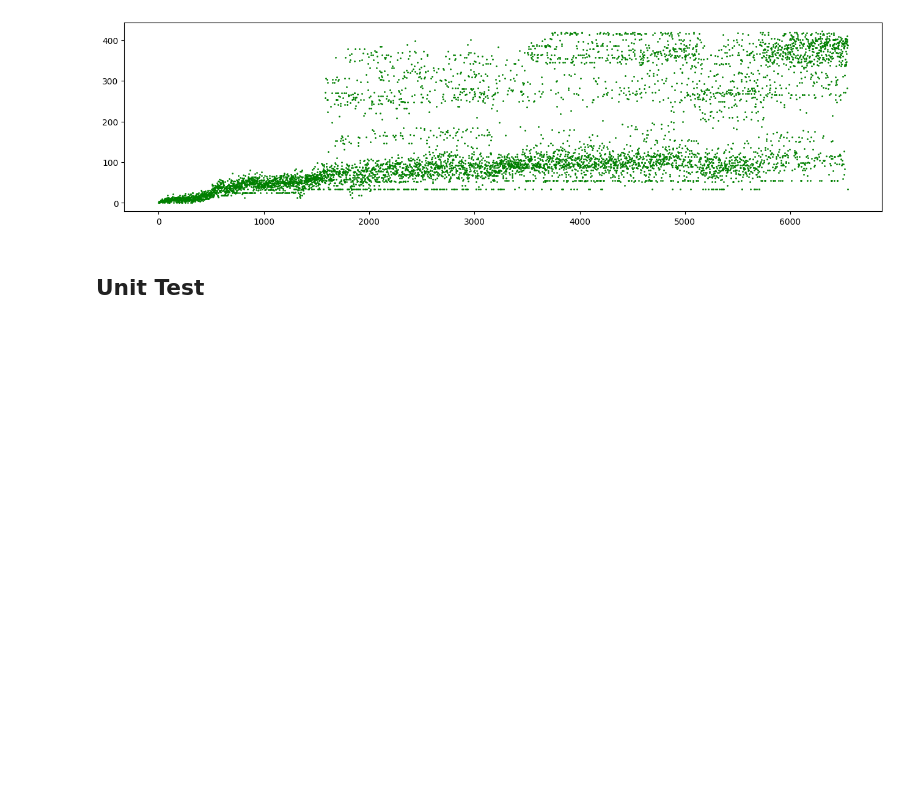
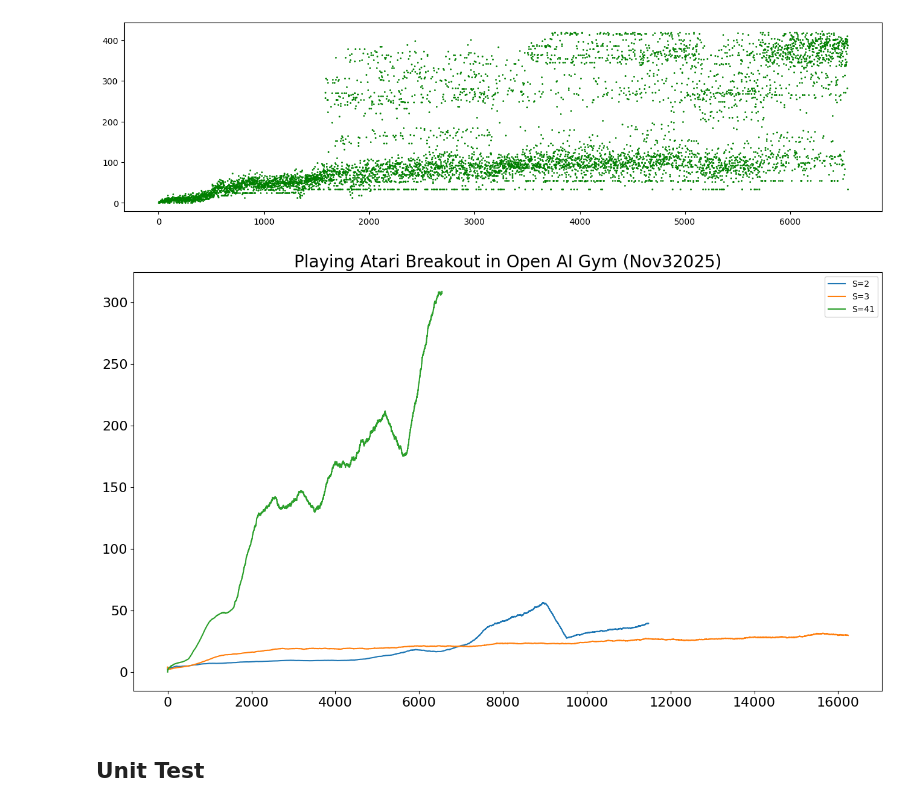
Before and after one commit to aigents/aigents-python, a Jupyter notebook: notebooks/gym/gym_atari_coding.ipynb, the cells around one changed output. Cells and saved outputs as stored; diff of their text form; code cells hidden in the pictures; blank space fills up the shorter version.

```diff
--- a/notebooks/gym/gym_atari_coding.ipynb
+++ b/notebooks/gym/gym_atari_coding.ipynb
@@ -40,6 +41,7 @@ sum([1,2,3,4,5])/5
 with open('../20250120s2ss09mt50_scores.txt', 'r') as file:
     code = file.read().replace('\n', '')
     exec(code) # => scores
+    scores2 = scores
 plt.rcParams["figure.figsize"] = (16, 4)
 p = plt.scatter(np.arange(len(scores)),scores, label='Green: SS=0.9, S=41', color='green', marker='o', s=1)
 # %% [output]
@@ -48,6 +50,7 @@ p = plt.scatter(np.arange(len(scores)),scores, label='Green: SS=0.9, S=41', colo
 with open('../20250120s3ss09mt50_scores.txt', 'r') as file:
     code = file.read().replace('\n', '')
     exec(code) # => scores
+    scores3 = scores
 plt.rcParams["figure.figsize"] = (16, 4)
 p = plt.scatter(np.arange(len(scores)),scores, label='Green: SS=0.9, S=41', color='green', marker='o', s=1)
 # %% [output]
@@ -56,10 +59,19 @@ p = plt.scatter(np.arange(len(scores)),scores, label='Green: SS=0.9, S=41', colo
 with open('../20250120s41ss09mt50_scores.txt', 'r') as file:
     code = file.read().replace('\n', '')
     exec(code) # => scores
+    scores41 = scores
 plt.rcParams["figure.figsize"] = (16, 4)
 p = plt.scatter(np.arange(len(scores)),scores, label='Green: SS=0.9, S=41', color='green', marker='o', s=1)
 # %% [output]
 [figure]
+# %%
+win = 500
+df = pd.DataFrame({f'S=2': pd.Series(scores2).rolling(window=win, min_periods=1).mean(),
+                  f'S=3': pd.Series(scores3).rolling(window=win, min_periods=1).mean(),
+                  f'S=41': pd.Series(scores41).rolling(window=win, min_periods=1).mean()})
+p = df.plot(figsize=(16, 9),fontsize=16);p=plt.title("Playing Atari Breakout in Open AI Gym (Nov32025)", fontsize=20);plt.show()
+# %% [output]
+[figure, added]
 # %% [markdown]
 ## Unit Test
 # %%
```
Also changed, not shown: parts of 1 cell of this notebook, 2 other files.
